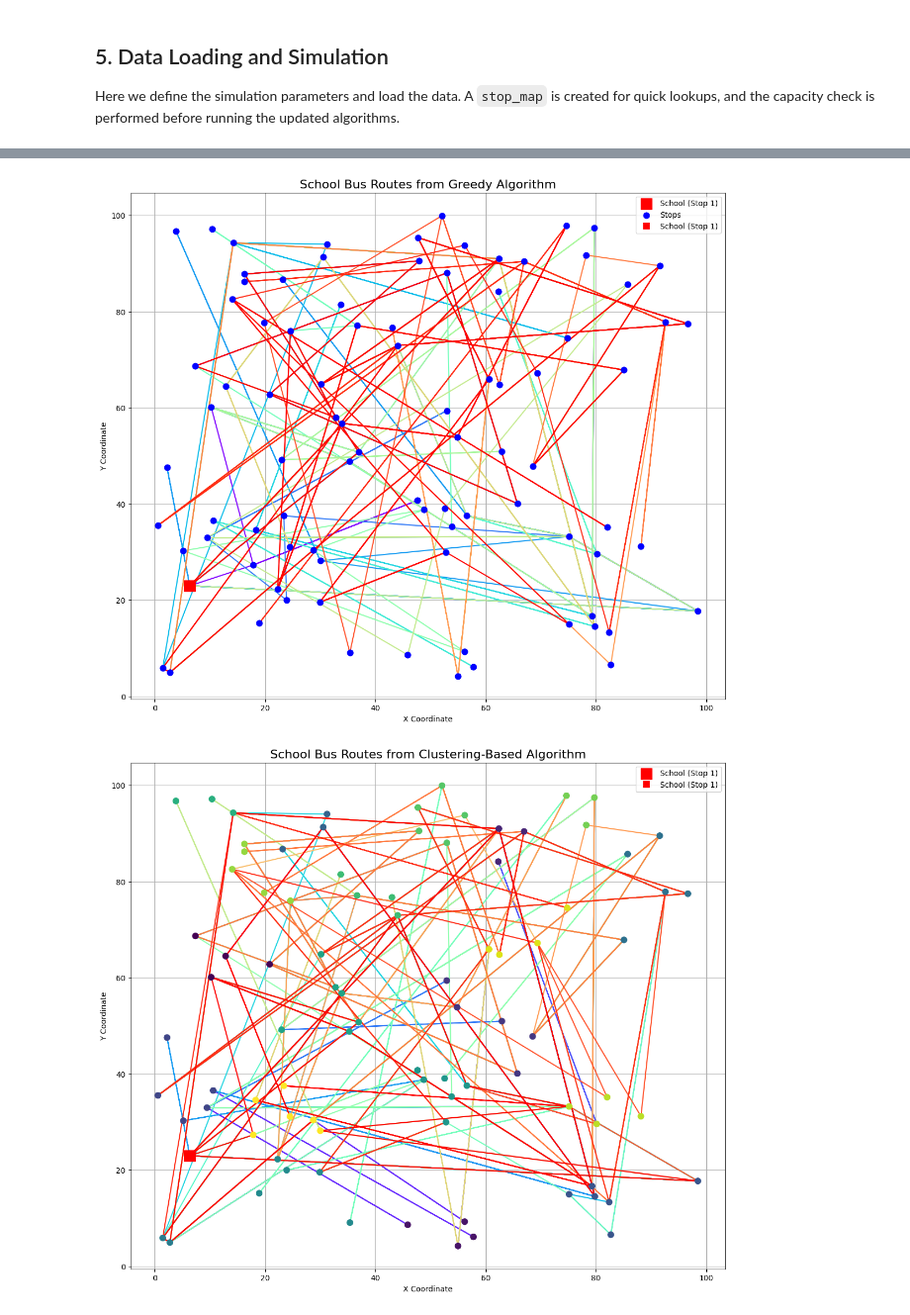
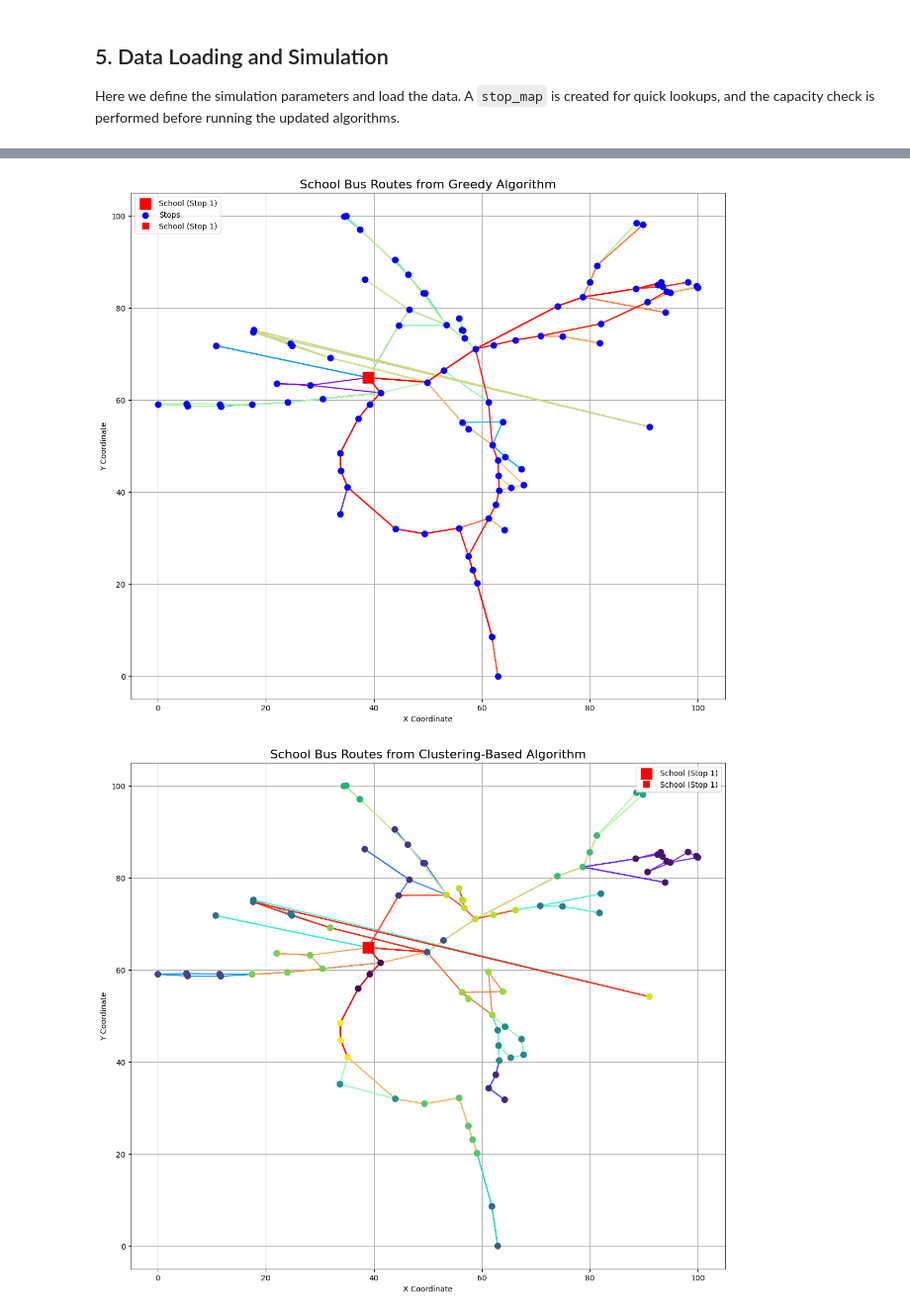
Before and after one commit to Aaron-Cu/sbrp-adv-alg, a Jupyter notebook: nb_sbrp_with_benchmark.ipynb, the cells around one changed output, grey strips where cells are left out. Shown at 99% size. Saved outputs shown, nothing was run; the diff lists cells and outputs as text; code cells hidden in the pictures.

```diff
--- a/nb_sbrp_with_benchmark.ipynb
+++ b/nb_sbrp_with_benchmark.ipynb
@@ -353,16 +356,67 @@ adj_list = {
     "91": [["14", 2], ["19", 2], ["1", 3]]
 }
 
-# 2. Create Stop Objects and Full Cost Matrix
-# (The rest of the code in this cell remains the same)
+# 2. Create Stop Objects and Full Cost Matrix via MDS
+
+# --- STEP A: Build a NetworkX graph to calculate real distances ---
+G = nx.Graph()
 all_stop_ids = set(adj_list.keys())
+
+# Build the graph from the adjacency list
 for stop_id, neighbors in adj_list.items():
+    all_stop_ids.add(str(stop_id))
     for neighbor in neighbors:
-        all_stop_ids.add(str(neighbor[0]))
+        # Assuming neighbor structure is (neighbor_id, weight)
+        # If your adj_list just has IDs, remove [1] and set weight=1
+        nbr_id = str(neighbor[0])
+        weight = neighbor[1] if len(neighbor) > 1 else 1
+        G.add_edge(str(stop_id), nbr_id, weight=weight)
+        all_stop_ids.add(nbr_id)
 
-stop_coordinates = {stop_id: (random.uniform(0, AREA_WIDTH), random.uniform(0, AREA_HEIGHT)) for stop_id in all_stop_ids}
+# Ensure we have a sorted list of IDs so indices match the matrix
+sorted_stop_ids = sorted(list(all_stop_ids))
+id_to_index = {stop_id: i for i, stop_id in enumerate(sorted_stop_ids)}
+n_samples = len(sorted_stop_ids)
+
+# --- STEP B: Generate the All-Pairs Shortest Path Matrix ---
+# Initialize matrix with infinity
+cost_matrix = np.full((n_samples, n_samples), np.inf)
+np.fill_diagonal(cost_matrix, 0)
+
+# Compute shortest paths (Dijkstra/Floyd-Warshall)
+# dict(nx.all_pairs_dijkstra_path_length(G)) is efficient for sparse graphs
+path_lengths = dict(nx.all_pairs_dijkstra_path_length(G))
+
+for i, id_i in enumerate(sorted_stop_ids):
+    for j, id_j in enumerate(sorted_stop_ids):
+        if id_j in path_lengths.get(id_i, {}):
+            cost_matrix[i][j] = path_lengths[id_i][id_j]
+        else:
+             # Handle disconnected components if necessary
+             # Set to a large number so MDS pushes them apart
+            cost_matrix[i][j] = np.max(cost_matrix[cost_matrix != np.inf]) * 2
+
+# --- STEP C: Apply MDS to project to 2D ---
+# dissimilarity='precomputed' tells MDS we are giving it a distance matrix, not raw data points
+mds = MDS(n_components=2, dissimilarity='precomputed', random_state=42, normalized_stress='auto')
+pos_2d = mds.fit_transform(cost_matrix)
+
+# --- STEP D: Scale coordinates to fit your Area Size ---
+# MDS output is centered at 0. We scale it to [0, AREA_WIDTH]
+scaler = MinMaxScaler(feature_range=(0, 1))
+pos_2d_scaled = scaler.fit_transform(pos_2d)
+
+stop_coordinates = {}
+for i, stop_id in enumerate(sorted_stop_ids):
+    x = pos_2d_scaled[i][0] * AREA_WIDTH
+    y = pos_2d_scaled[i][1] * AREA_HEIGHT
+    stop_coordinates[stop_id] = (x, y)
+
+# --- STEP E: Create Objects ---
 school_id = '1'
-school = Stop(school_id, stop_coordinates[school_id][0], stop_coordinates[school_id][1], 0)
+# Ensure school is in the map; if not, default to center or existing coord
+school_coords = stop_coordinates.get(school_id, (AREA_WIDTH/2, AREA_HEIGHT/2))
+school = Stop(school_id, school_coords[0], school_coords[1], 0)
 
 stops = []
 for stop_id in all_stop_ids:
@@ -435,5 +489,5 @@ Total distance: 1035.00
-[figure, old version]
+[figure, new version]
-[figure, old version]
+[figure, new version]
 # %%
 import time
 import pandas as pd
```
Also changed, not shown: parts of 3 cells of this notebook.
